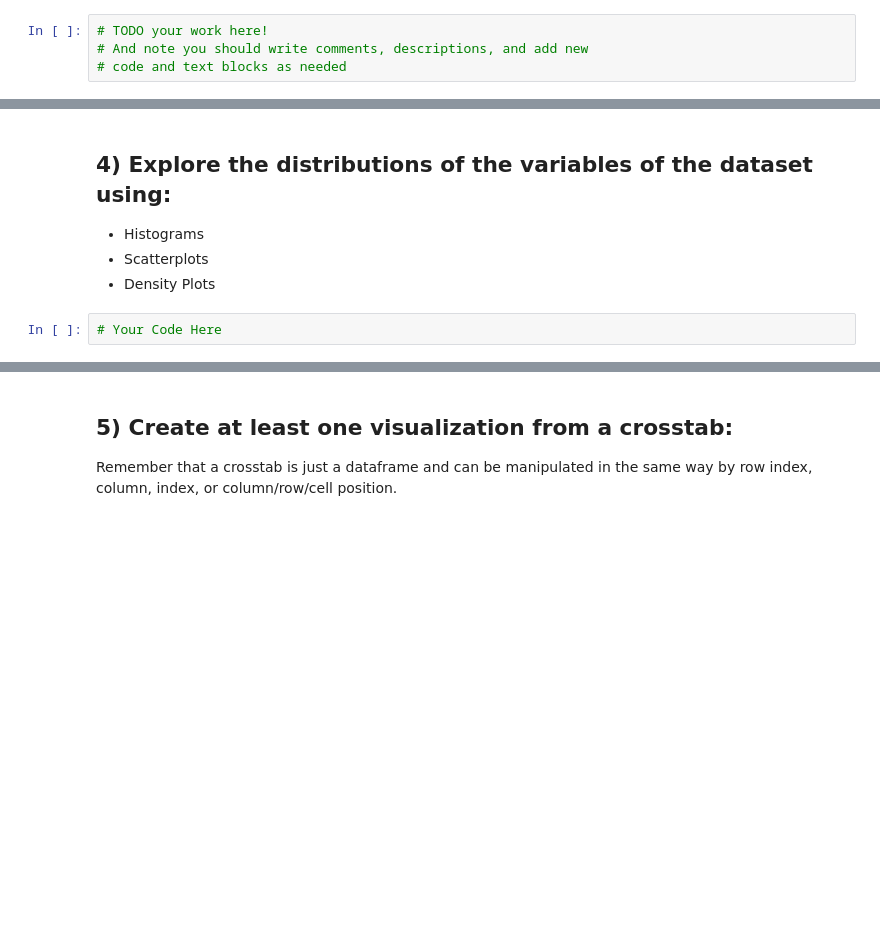
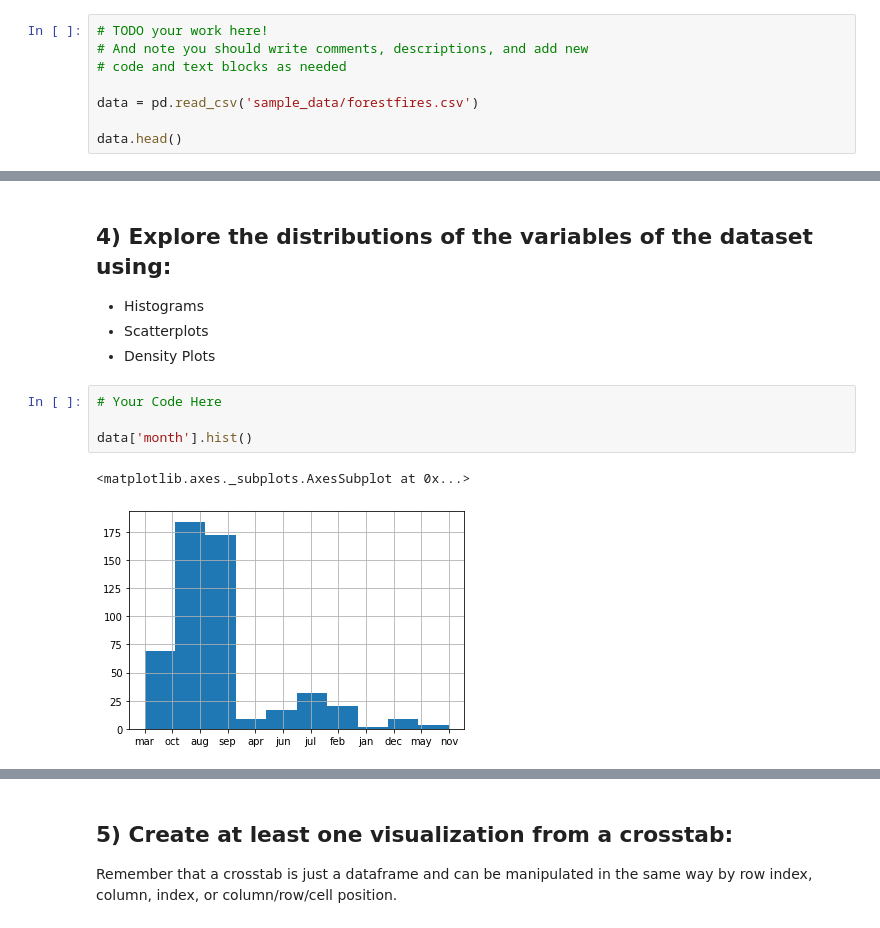
Before and after one commit to CJG84/DS-Unit-1-Sprint-1-Data-Wrangling-and-Storytelling, a Jupyter notebook: module1-exploratory-data-analysis/LS_DS_111_Exploratory_Data_Analysis_Assignment.ipynb, the cells around one changed output, grey strips where cells are left out. Saved outputs shown, nothing was run; the diff lists cells and outputs as text; blank space fills up the shorter version.

```diff
--- a/module1-exploratory-data-analysis/LS_DS_111_Exploratory_Data_Analysis_Assignment.ipynb
+++ b/module1-exploratory-data-analysis/LS_DS_111_Exploratory_Data_Analysis_Assignment.ipynb
@@ -40,3 +99,7 @@ Choose a second dataset from the "Popular Datasets" listing on UCI, but this tim
 # TODO your work here!
 # And note you should write comments, descriptions, and add new
 # code and text blocks as needed
+
+data = pd.read_csv('sample_data/forestfires.csv')
+
+data.head()
@@ -53,3 +196,8 @@ Take whichever of the above datasets has more categorical variables and use cros
 - Density Plots
 # %%
 # Your Code Here
+
+data['month'].hist()
+# %% [output]
+<matplotlib.axes._subplots.AxesSubplot at 0x...>
+[figure, added]
```
Also changed, not shown: parts of 21 cells of this notebook.
